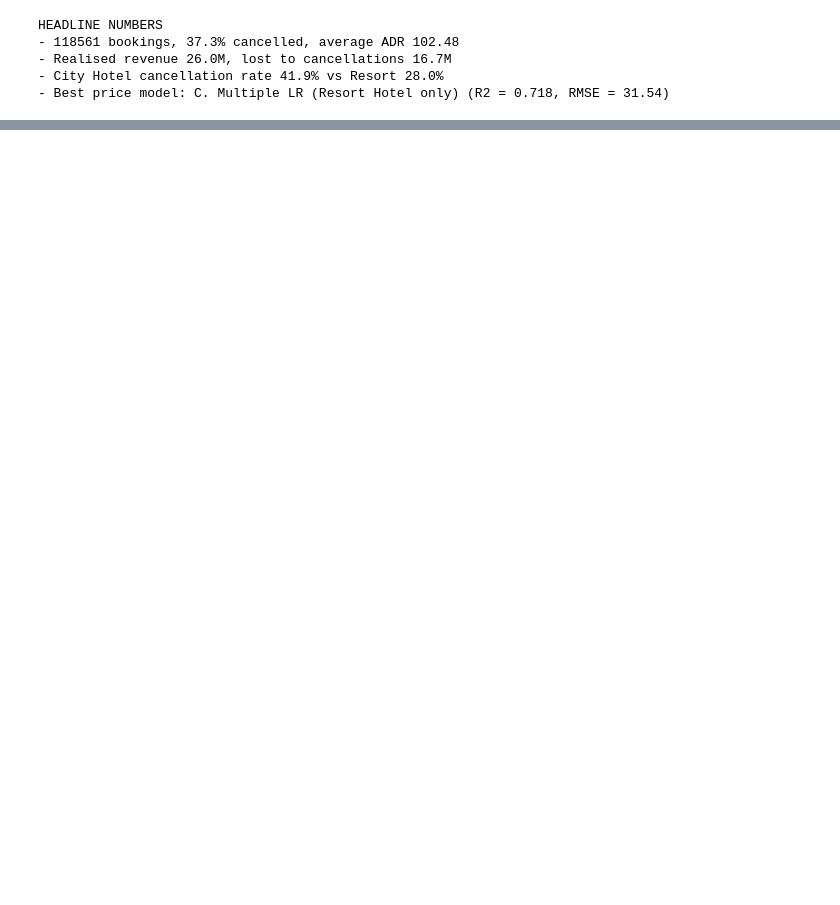
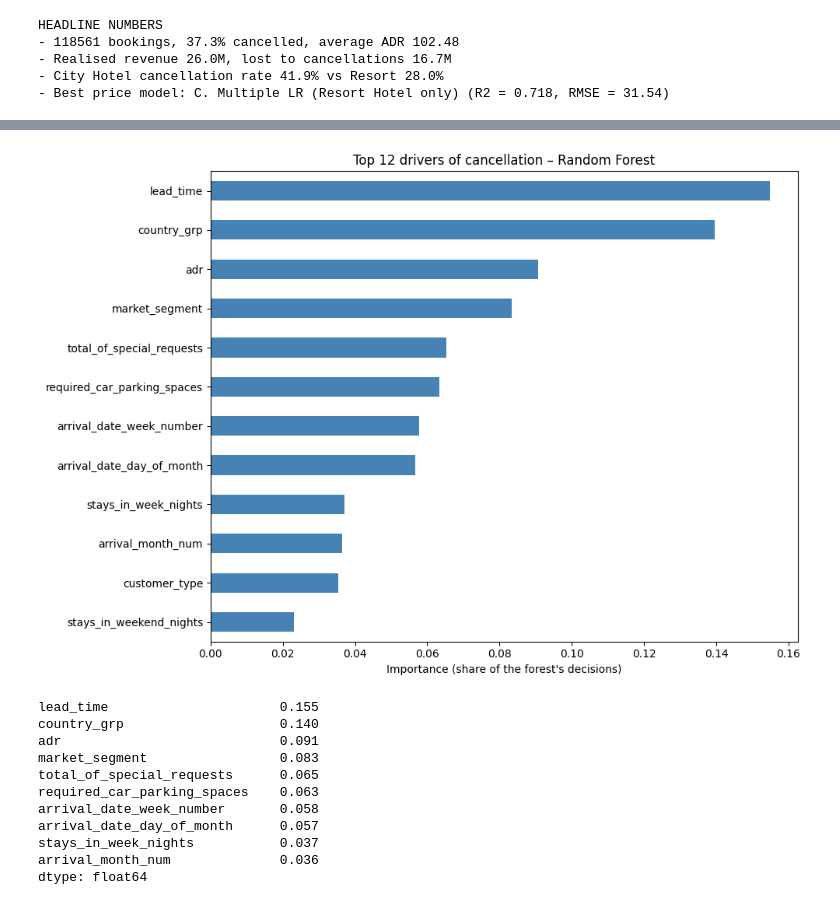
Before and after one commit to atticusptp-cloud/CAPSTONE, a Jupyter notebook: capstone_analysis.ipynb, the cells around one changed output, grey strips where cells are left out. Saved outputs shown, nothing was run; the diff lists cells and outputs as text; code cells hidden in the pictures; blank space fills up the shorter version.

```diff
--- a/capstone_analysis.ipynb
+++ b/capstone_analysis.ipynb
@@ -1101,0 +1114,4 @@ HEADLINE NUMBERS
+# %%
+clean = pd.read_csv("https://raw.githubusercontent.com/atticusptp-cloud/CAPSTONE/refs/heads/main/bookings_clean.csv")
+print("Rows:", len(clean))
+print("Overall cancellation rate:", round(clean["is_canceled"].mean() * 100, 1), "%")
@@ -1101,0 +1225,32 @@ HEADLINE NUMBERS
+# %%
+importance = pd.Series(rf.feature_importances_, index=X.columns)
+
+def original_column(name):
+    for col in text_features:
+        if name.startswith(col + "_"):
+            return col
+    return name
+
+importance_grouped = importance.groupby([original_column(c) for c in importance.index]).sum().sort_values()
+
+plt.figure(figsize=(10, 7))
+importance_grouped.tail(12).plot(kind="barh", color="steelblue")
+plt.title("Top 12 drivers of cancellation – Random Forest")
+plt.xlabel("Importance (share of the forest's decisions)")
+plt.tight_layout()
+plt.show()
+
+print(round(importance_grouped.sort_values(ascending=False).head(10), 3))
+# %% [output]
+[figure, added]
+lead_time                      0.155
+country_grp                    0.140
+adr                            0.091
+market_segment                 0.083
+total_of_special_requests      0.065
+required_car_parking_spaces    0.063
+arrival_date_week_number       0.058
+arrival_date_day_of_month      0.057
+stays_in_week_nights           0.037
+arrival_month_num              0.036
+dtype: float64
```
Also changed, not shown: parts of 10 cells of this notebook.
